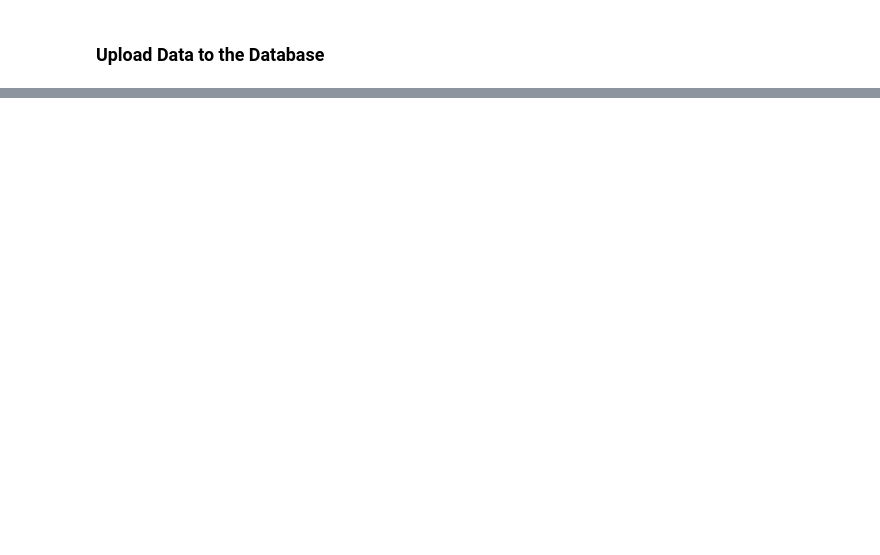
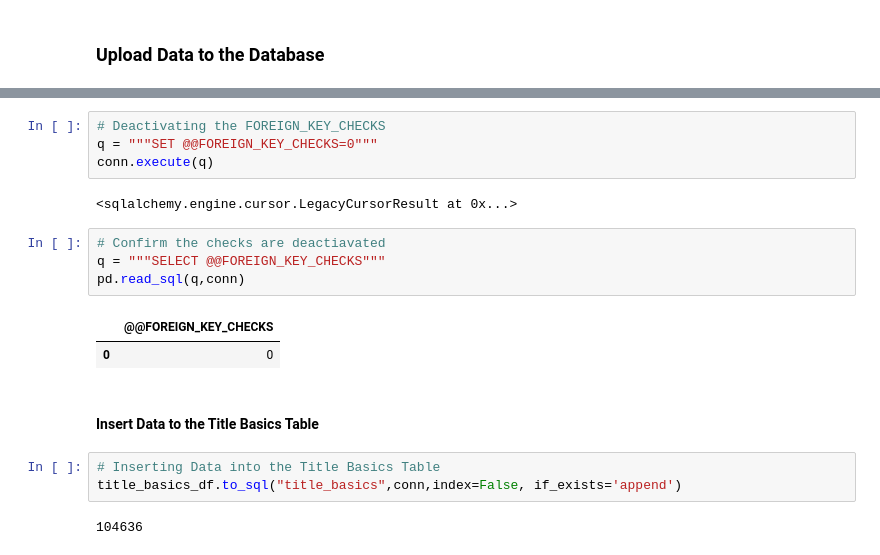
Before and after one commit to ruelanthonyb/IMDB-Movies-Analysis, a Jupyter notebook: Project 2 - Part 2.ipynb, the cells around one changed output, grey strips where cells are left out. Saved outputs shown, nothing was run; the diff lists cells and outputs as text; blank space fills up the shorter version.

```diff
--- a/Project 2 - Part 2.ipynb
+++ b/Project 2 - Part 2.ipynb
@@ -343,0 +399,20 @@ memory usage: 1.8+ MB
+# %%
+# Deactivating the FOREIGN_KEY_CHECKS
+q = """SET @@FOREIGN_KEY_CHECKS=0"""
+conn.execute(q)
+# %% [output]
+<sqlalchemy.engine.cursor.LegacyCursorResult at 0x...>
+# %%
+# Confirm the checks are deactiavated
+q = """SELECT @@FOREIGN_KEY_CHECKS"""
+pd.read_sql(q,conn)
+# %% [output]
+|  | @@FOREIGN_KEY_CHECKS |
+| 0 | 0 |
+# %% [markdown]
+#### Insert Data to the Title Basics Table
+# %%
+# Inserting Data into the Title Basics Table
+title_basics_df.to_sql("title_basics",conn,index=False, if_exists='append')
+# %% [output]
+104636
```
Also changed, not shown: parts of 14 cells of this notebook.
